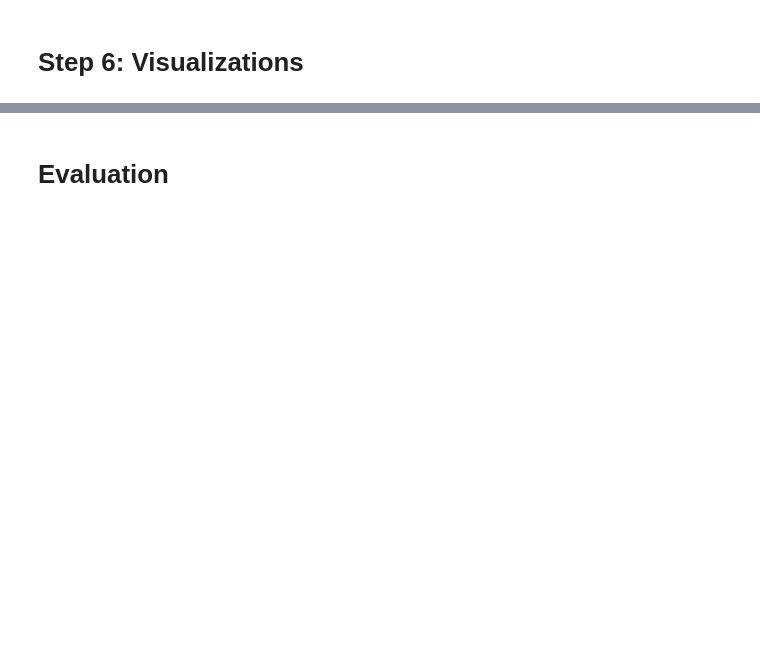
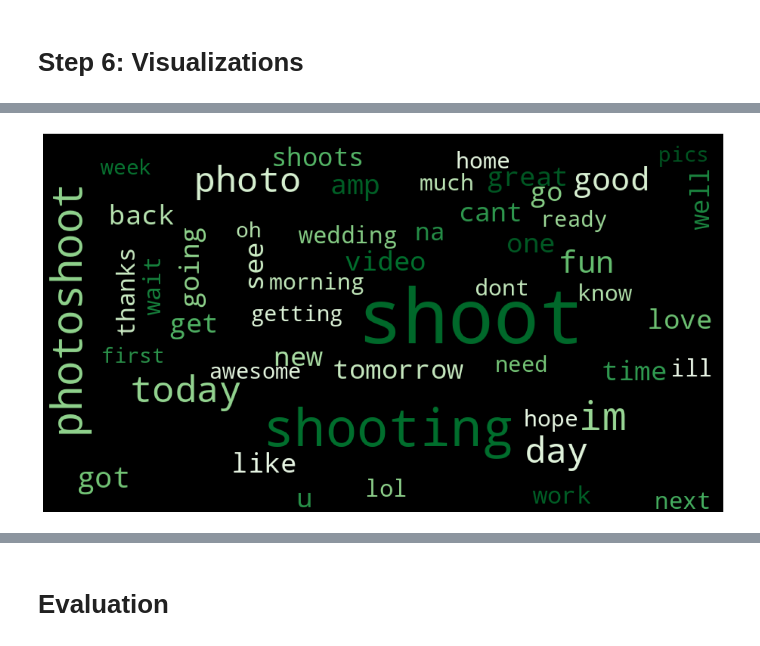
Before and after one commit to Kyle-Markwardt/twitter-sentiment, a Jupyter notebook: sentiment-challenge.ipynb, the cells around one changed output, grey strips where cells are left out. Drawn from its saved outputs; the diff is of its cells as text; code cells hidden in the pictures; blank space fills up the shorter version.

```diff
--- a/sentiment-challenge.ipynb
+++ b/sentiment-challenge.ipynb
@@ -67,0 +130,32 @@ from sklearn.model_selection import GridSearchCV
+# %%
+# Create visualizations to showcase sentiment (e.g., bar charts, word clouds)
+big_string = ' '.join(gun_df["processed_text"].loc[gun_df["target"]==4].astype(str))
+
+def new_process(doc):
+    sw = set(stopwords.words('english'))
+    words = word_tokenize(doc)
+    output = [word.lower() for word in words if word.lower() not in sw]
+    return ' '.join(output)
+no_stops = new_process(big_string)
+big_list = no_stops.split()
+
+big_string_neg = ' '.join(gun_df["processed_text"].loc[gun_df["target"]==0].astype(str))
+no_stops_neg = new_process(big_string_neg)
+big_list_neg = no_stops_neg.split()
+# %%
+# Positive wc
+wordfreq = Counter(big_list)
+
+wordcloud = WordCloud(width=900,
+                  height=500,
+                  max_words=50,
+                  max_font_size=100,
+                  relative_scaling=0.5,
+                  colormap='Greens',
+                  normalize_plurals=True).generate_from_frequencies(wordfreq)
+plt.figure(figsize=(17,14))
+plt.imshow(wordcloud, cmap="gray_r")
+plt.axis("off")
+plt.show()
+# %% [output]
+[figure, added]
```
Also changed, not shown: parts of 13 cells of this notebook.
